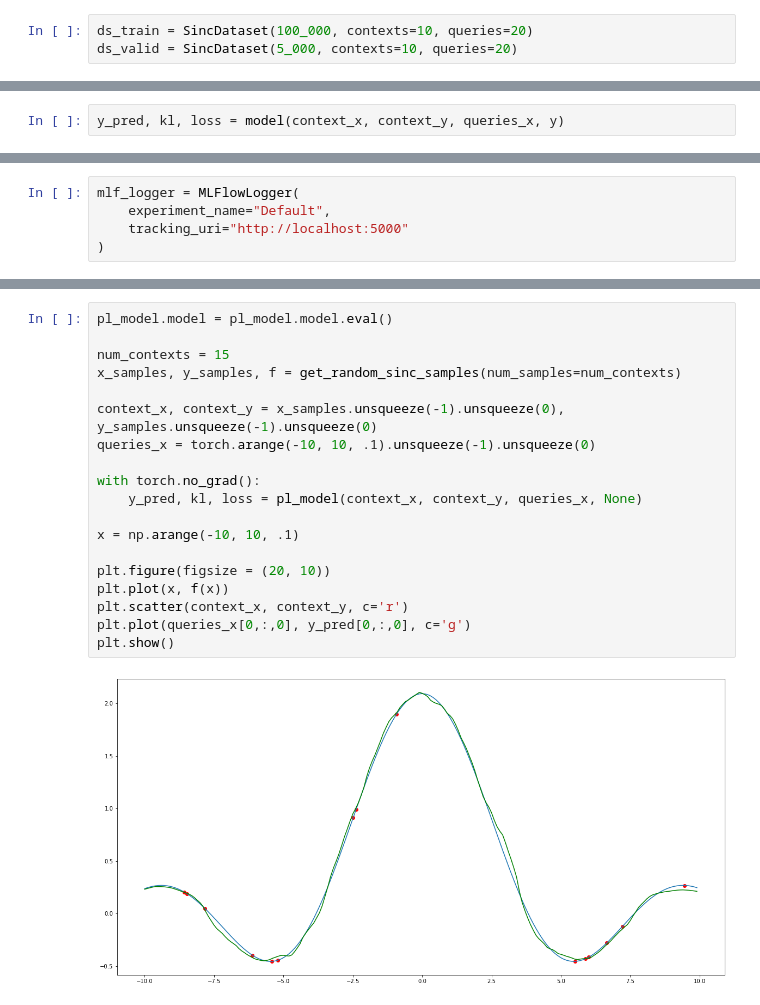
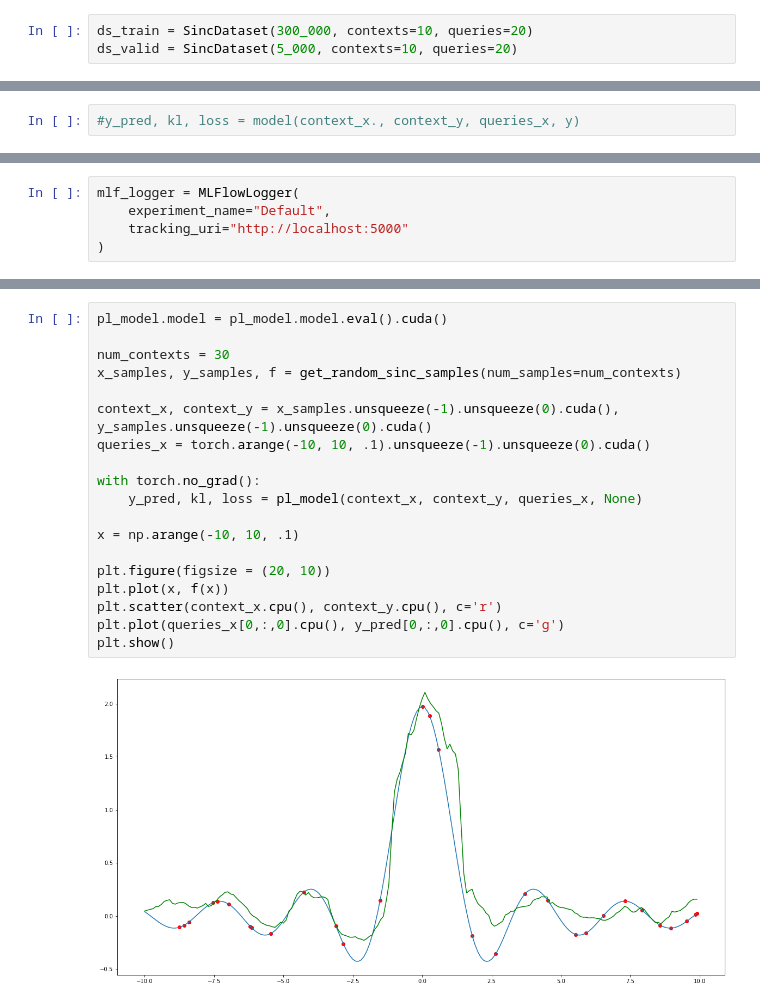
Before and after one commit to fg91/experiments, a Jupyter notebook: attentive_neural_processes.ipynb, the cells around one changed output, grey strips where cells are left out. Cells and saved outputs as stored; diff of their text form.

```diff
--- a/attentive_neural_processes.ipynb
+++ b/attentive_neural_processes.ipynb
@@ -95,5 +96,5 @@ plt.scatter(queries_x, y, c='r')
 # %%
-ds_train = SincDataset(100_000, contexts=10, queries=20)
+ds_train = SincDataset(300_000, contexts=10, queries=20)
 ds_valid = SincDataset(5_000, contexts=10, queries=20)
 # %%
 dl_train = DataLoader(ds_train, batch_size=640, shuffle=True)
@@ -816,2 +875,2 @@ context_x.shape, context_y.shape, queries_x.shape
 # %%
-y_pred, kl, loss = model(context_x, context_y, queries_x, y)
+#y_pred, kl, loss = model(context_x., context_y, queries_x, y)
@@ -904,21 +962,21 @@ LOCAL_RANK: 0 - CUDA_VISIBLE_DEVICES: [0]
 # %%
-pl_model.model = pl_model.model.eval()
+pl_model.model = pl_model.model.eval().cuda()
 
-num_contexts = 15
+num_contexts = 30
 x_samples, y_samples, f = get_random_sinc_samples(num_samples=num_contexts)
 
-context_x, context_y = x_samples.unsqueeze(-1).unsqueeze(0), y_samples.unsqueeze(-1).unsqueeze(0)
-queries_x = torch.arange(-10, 10, .1).unsqueeze(-1).unsqueeze(0)
+context_x, context_y = x_samples.unsqueeze(-1).unsqueeze(0).cuda(), y_samples.unsqueeze(-1).unsqueeze(0).cuda()
+queries_x = torch.arange(-10, 10, .1).unsqueeze(-1).unsqueeze(0).cuda()
 
 with torch.no_grad():
     y_pred, kl, loss = pl_model(context_x, context_y, queries_x, None)
 
 x = np.arange(-10, 10, .1)
 
 plt.figure(figsize = (20, 10))
 plt.plot(x, f(x))
-plt.scatter(context_x, context_y, c='r')
-plt.plot(queries_x[0,:,0], y_pred[0,:,0], c='g')
+plt.scatter(context_x.cpu(), context_y.cpu(), c='r')
+plt.plot(queries_x[0,:,0].cpu(), y_pred[0,:,0].cpu(), c='g')
 plt.show()
 # %% [output]
-[figure, old version]
+[figure, new version]
```
Also changed, not shown: parts of 17 cells of this notebook.
